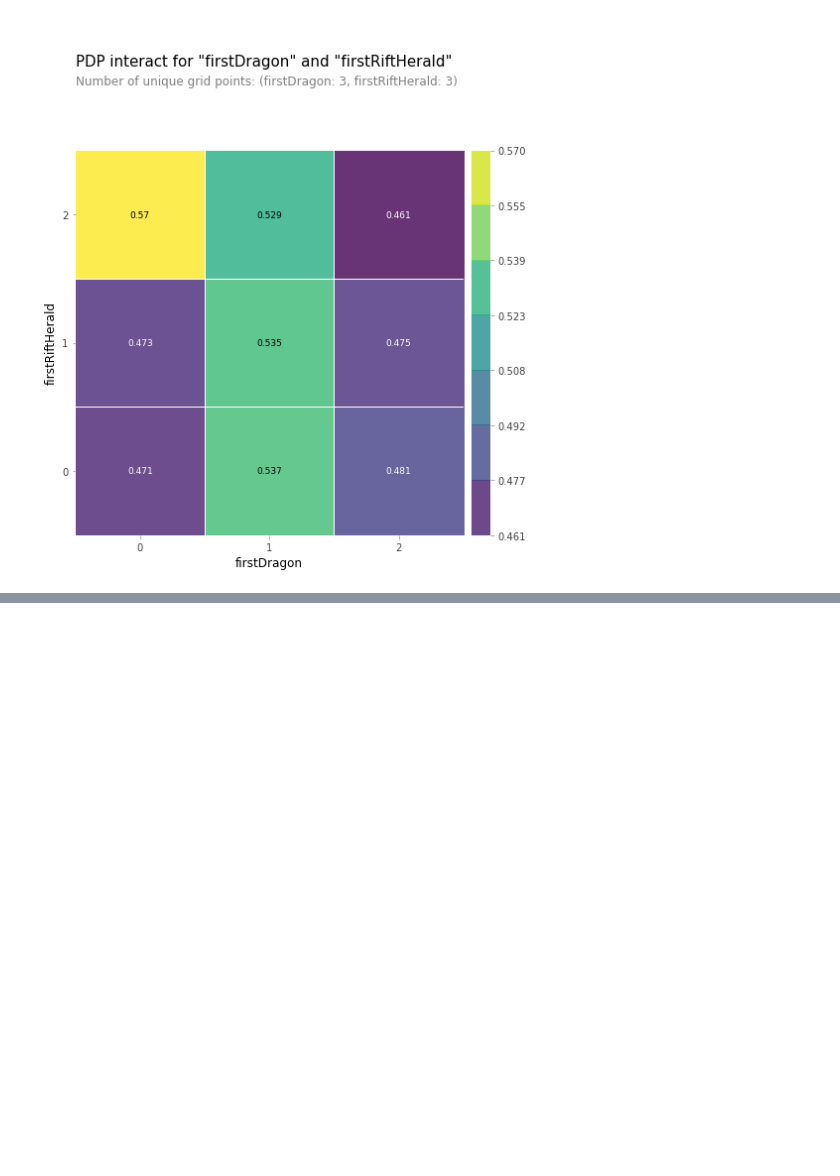
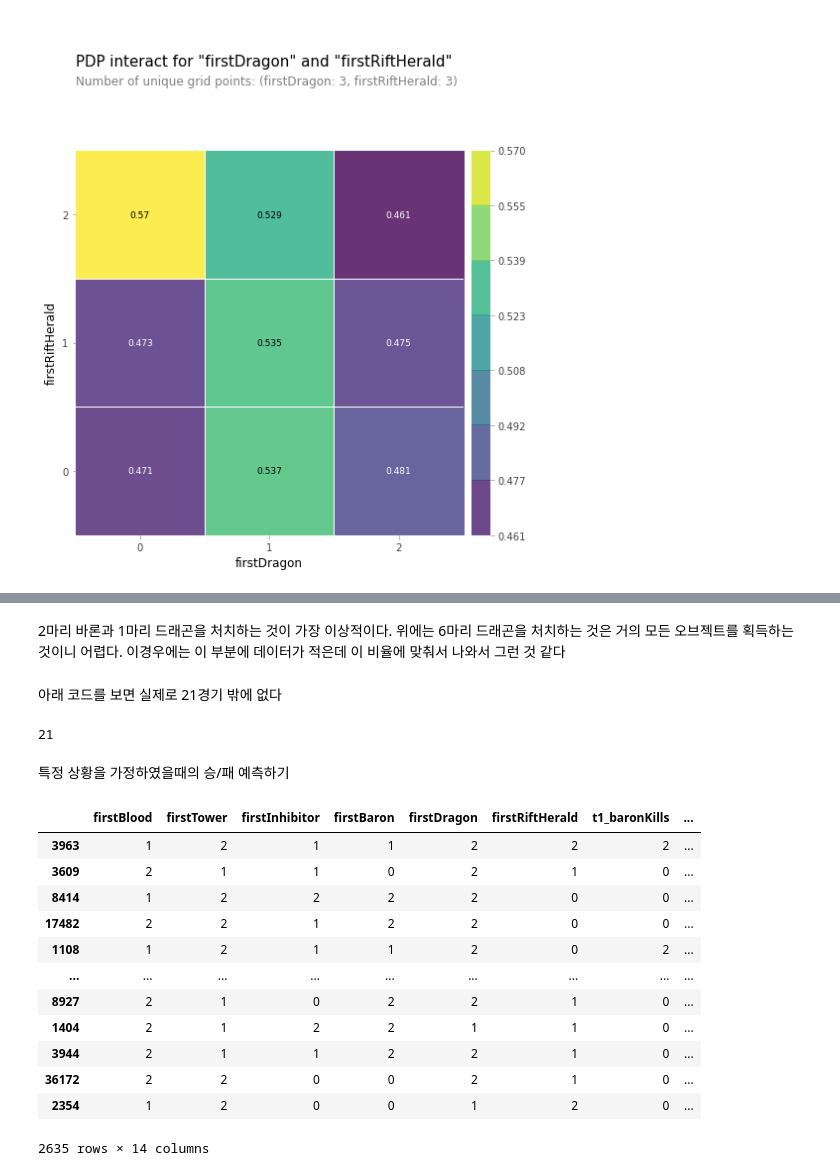
Before and after one commit to youngwoo3283/project2-section02, a Jupyter notebook: project2.ipynb, the cells around one changed output, grey strips where cells are left out. Drawn from its saved outputs; the diff is of its cells as text; code cells hidden in the pictures; blank space fills up the shorter version.

```diff
--- a/project2.ipynb
+++ b/project2.ipynb
@@ -909,0 +1087,26 @@ WARNING:matplotlib.font_manager:findfont: Font family ['Arial'] not found. Falli
+# %% [markdown]
+2마리 바론과 1마리 드래곤을 처치하는 것이 가장 이상적이다. 위에는 6마리 드래곤을 처치하는 것은 거의 모든 오브젝트를 획득하는 것이니 어렵다. 이경우에는 이 부분에 데이터가 적은데 이 비율에 맞춰서 나와서 그런 것 같다
+# %% [markdown]
+아래 코드를 보면 실제로 21경기 밖에 없다
+# %%
+X_train.query('t2_dragonKills == 6').shape[0]
+# %% [output]
+21
+# %% [markdown]
+특정 상황을 가정하였을때의 승/패 예측하기
+# %%
+X_test
+# %% [output]
+|  | firstBlood | firstTower | firstInhibitor | firstBaron | firstDragon | firstRiftHerald | t1_baronKills | ... |
+| 3963 | 1 | 2 | 1 | 1 | 2 | 2 | 2 | ... |
+| 3609 | 2 | 1 | 1 | 0 | 2 | 1 | 0 | ... |
+| 8414 | 1 | 2 | 2 | 2 | 2 | 0 | 0 | ... |
+| 17482 | 2 | 2 | 1 | 2 | 2 | 0 | 0 | ... |
+| 1108 | 1 | 2 | 1 | 1 | 2 | 0 | 2 | ... |
+| ... | ... | ... | ... | ... | ... | ... | ... | ... |
+| 8927 | 2 | 1 | 0 | 2 | 2 | 1 | 0 | ... |
+| 1404 | 2 | 1 | 2 | 2 | 1 | 1 | 0 | ... |
+| 3944 | 2 | 1 | 1 | 2 | 2 | 1 | 0 | ... |
+| 36172 | 2 | 2 | 0 | 0 | 2 | 1 | 0 | ... |
+| 2354 | 1 | 2 | 0 | 0 | 1 | 2 | 0 | ... |
+2635 rows × 14 columns
```
Also changed, not shown: parts of 28 cells of this notebook.
